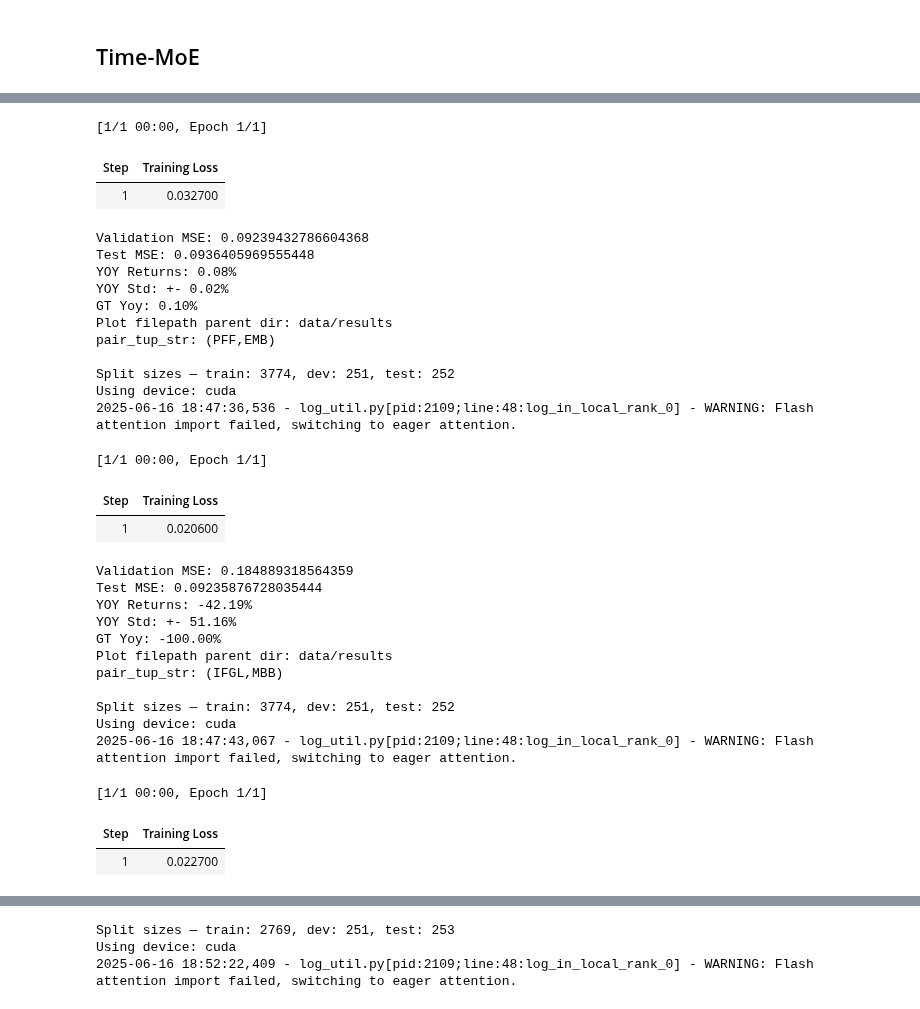
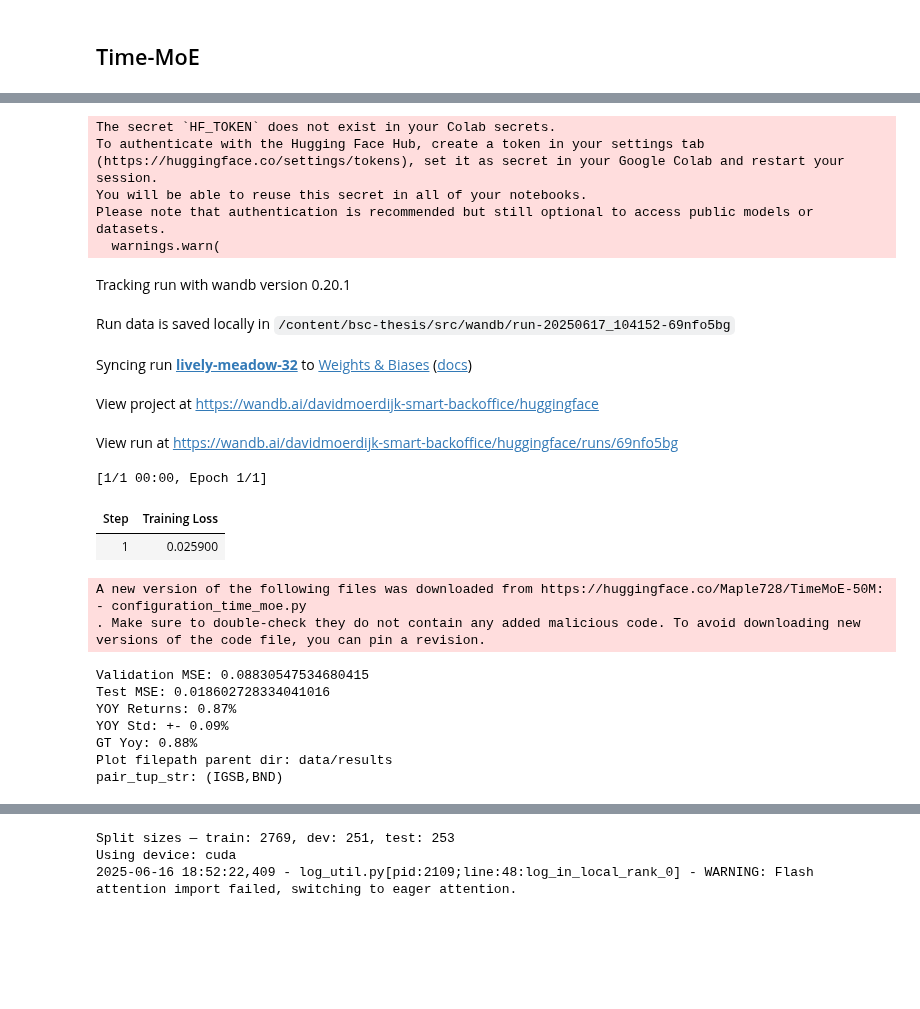
Before and after one commit to maviddoerdijk/bsc-thesis, a Jupyter notebook: exp/end_results_plot_best_pairs.ipynb, the cells around one changed output, grey strips where cells are left out. Cells and saved outputs as stored; diff of their text form; code cells hidden in the pictures; blank space fills up the shorter version.

Commit message:
[end_results_plot_best_pairs.ipynb] plotted best pair for kalman

```diff
--- a/exp/end_results_plot_best_pairs.ipynb
+++ b/exp/end_results_plot_best_pairs.ipynb
@@ -725,7 +566,7 @@ hyperparam_kwargs = {'learning_rate': 2.0475604252491958e-05, 'min_learning_rate
 
 ### Year-specific data ###
 startDateStr = '2008-01-01'
-end_year = 2024
+end_year = 2022
 endDateStr = f'{end_year}-12-31'
 startDateStrTest = f'{end_year}-01-01'
 endDateStrTest = f'{end_year}-12-31'
@@ -743,26 +584,22 @@ if pairs_data_filtered is None:
   pairs_data = sorted(pairs_data.items(), key=lambda x: x[1])
   pairs_data_filtered = filter_pairs_data(pairs_data) # filter based on cointegration in such a way that we can simply pick the highest pair of stocks in the list.
   save_pairs_data_filtered(pairs_data_filtered, startDateStr, endDateStr, instrumentIdsNASDAQandNYSE, cache_dir='../src/data/cache')
+
+wanted_pair = pairs_data_filtered[2][0]
+ticker_a, ticker_b = wanted_pair[0], wanted_pair[1]
 ### Year-specific data ###
 
 ### OPTIONAL: define worfklow here for debugging ###
+
 ### OPTIONAL: define worfklow here for debugging ###
 
 # Gather results for 2024
-results_timemoe_2024 = []
-all_outputs_timemoe_2024 = []
-num_results = min(len(pairs_data_filtered), 10)
-for i in tqdm(range(num_results), desc = "Gathering [...]"):
-    ticker_a, ticker_b = pairs_data_filtered[i][0][0], pairs_data_filtered[i][0][1]
-    pair_tup_str_current = f"({ticker_a},{ticker_b})"
-    pairs_timeseries_df = combine_pairs_data(data_close_filtered_2, data_open_filtered_2, data_high_filtered_2, data_low_filtered_2, data_vol_filtered_2, ticker_a, ticker_b)
-    output_returns = get_gt_yoy_returns_test_dev(pairs_timeseries_df, dev_frac, train_frac, look_back=20)
-    gt_yoy, gt_yoy_for_dev_dataset = output_returns['gt_yoy_test'], output_returns['gt_yoy_dev']
-    output_model = execute_timemoe_workflow(pairs_timeseries_df, verbose=verbose, pair_tup_str=pair_tup_str_current, train_frac=train_frac, dev_frac=dev_frac, return_datasets=return_datasets, **hyperparam_kwargs)
-    # print(output_model
-    yoy_str = f"{output_model['yoy_mean'] * 100:.2f}% +- {output_model['yoy_std'] * 100:.2f}%"
-    returns_score = return_score(output_model['yoy_mean'], gt_yoy)
-    cointegration_score = pairs_data_filtered[i][1]
-    results_timemoe_2024.append((pair_tup_str_current, cointegration_score, output_model['val_mse'], output_model['test_mse'], yoy_str, gt_yoy, returns_score)) # (pair, cointegration_score, val, test, yoy_str, gt_yoy, returns_score)
-    all_outputs_timemoe_2024.append(output_model)
+pair_tup_str_current = f"({ticker_a},{ticker_b})"
+pairs_timeseries_df = combine_pairs_data(data_close_filtered_2, data_open_filtered_2, data_high_filtered_2, data_low_filtered_2, data_vol_filtered_2, ticker_a, ticker_b)
+output_returns = get_gt_yoy_returns_test_dev(pairs_timeseries_df, dev_frac, train_frac, look_back=20)
+gt_yoy, gt_yoy_for_dev_dataset = output_returns['gt_yoy_test'], output_returns['gt_yoy_dev']
+output_timemoe = execute_timemoe_workflow(pairs_timeseries_df, verbose=verbose, pair_tup_str=pair_tup_str_current, train_frac=train_frac, dev_frac=dev_frac, return_datasets=return_datasets, **hyperparam_kwargs)
+# print(output_timemoe
+yoy_str = f"{output_timemoe['yoy_mean'] * 100:.2f}% +- {output_timemoe['yoy_std'] * 100:.2f}%"
+returns_score = return_score(output_timemoe['yoy_mean'], gt_yoy)
 # %% [output]
@@ -772,31 +609,23 @@ Using device: cuda
-[1/1 00:00, Epoch 1/1]
+The secret `HF_TOKEN` does not exist in your Colab secrets.
+To authenticate with the Hugging Face Hub, create a token in your settings tab (https://huggingface.co/settings/tokens), set it as secret in your Google Colab and restart your session.
+You will be able to reuse this secret in all of your notebooks.
+Please note that authentication is recommended but still optional to access public models or datasets.
+  warnings.warn(
+Tracking run with wandb version 0.20.1
+Run data is saved locally in /content/bsc-thesis/src/wandb/run-20250617_104152-69nfo5bg
+Syncing run lively-meadow-32 to Weights & Biases (docs)
+View project at https://wandb.ai/davidmoerdijk-smart-backoffice/huggingface
+View run at https://wandb.ai/davidmoerdijk-smart-backoffice/huggingface/runs/69nfo5bg
+[1/1 00:00, Epoch 1/1]
 | Step | Training Loss |
-| 1 | 0.032700 |
+| 1 | 0.025900 |
-Validation MSE: 0.09239432786604368
-Test MSE: 0.0936405969555448
-YOY Returns: 0.08%
-YOY Std: +- 0.02%
-GT Yoy: 0.10%
-Plot filepath parent dir: data/results
-pair_tup_str: (PFF,EMB)
-
-Split sizes — train: 3774, dev: 251, test: 252
-Using device: cuda
-2025-06-16 18:47:36,536 - log_util.py[pid:2109;line:48:log_in_local_rank_0] - WARNING: Flash attention import failed, switching to eager attention.
-[1/1 00:00, Epoch 1/1]
+A new version of the following files was downloaded from https://huggingface.co/Maple728/TimeMoE-50M:
+- configuration_time_moe.py
+. Make sure to double-check they do not contain any added malicious code. To avoid downloading new versions of the code file, you can pin a revision.
-| Step | Training Loss |
-| 1 | 0.020600 |
-Validation MSE: 0.184889318564359
-Test MSE: 0.09235876728035444
-YOY Returns: -42.19%
-YOY Std: +- 51.16%
-GT Yoy: -100.00%
+Validation MSE: 0.08830547534680415
+Test MSE: 0.018602728334041016
+YOY Returns: 0.87%
+YOY Std: +- 0.09%
+GT Yoy: 0.88%
 Plot filepath parent dir: data/results
-pair_tup_str: (IFGL,MBB)
-
-Split sizes — train: 3774, dev: 251, test: 252
-Using device: cuda
-2025-06-16 18:47:43,067 - log_util.py[pid:2109;line:48:log_in_local_rank_0] - WARNING: Flash attention import failed, switching to eager attention.
+pair_tup_str: (IGSB,BND)
-[1/1 00:00, Epoch 1/1]
-| Step | Training Loss |
-| 1 | 0.022700 |
```
Also changed, not shown: parts of 31 cells of this notebook.
